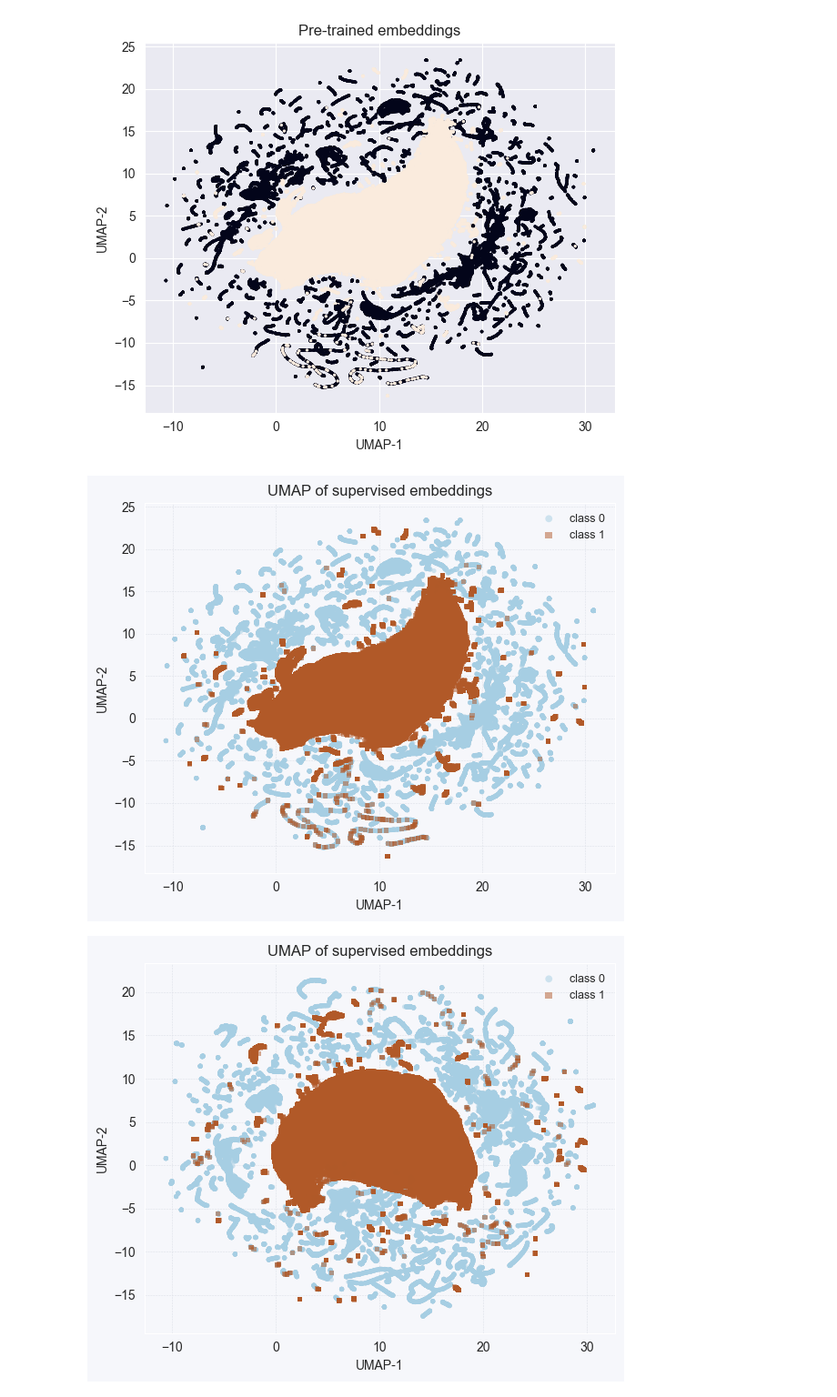
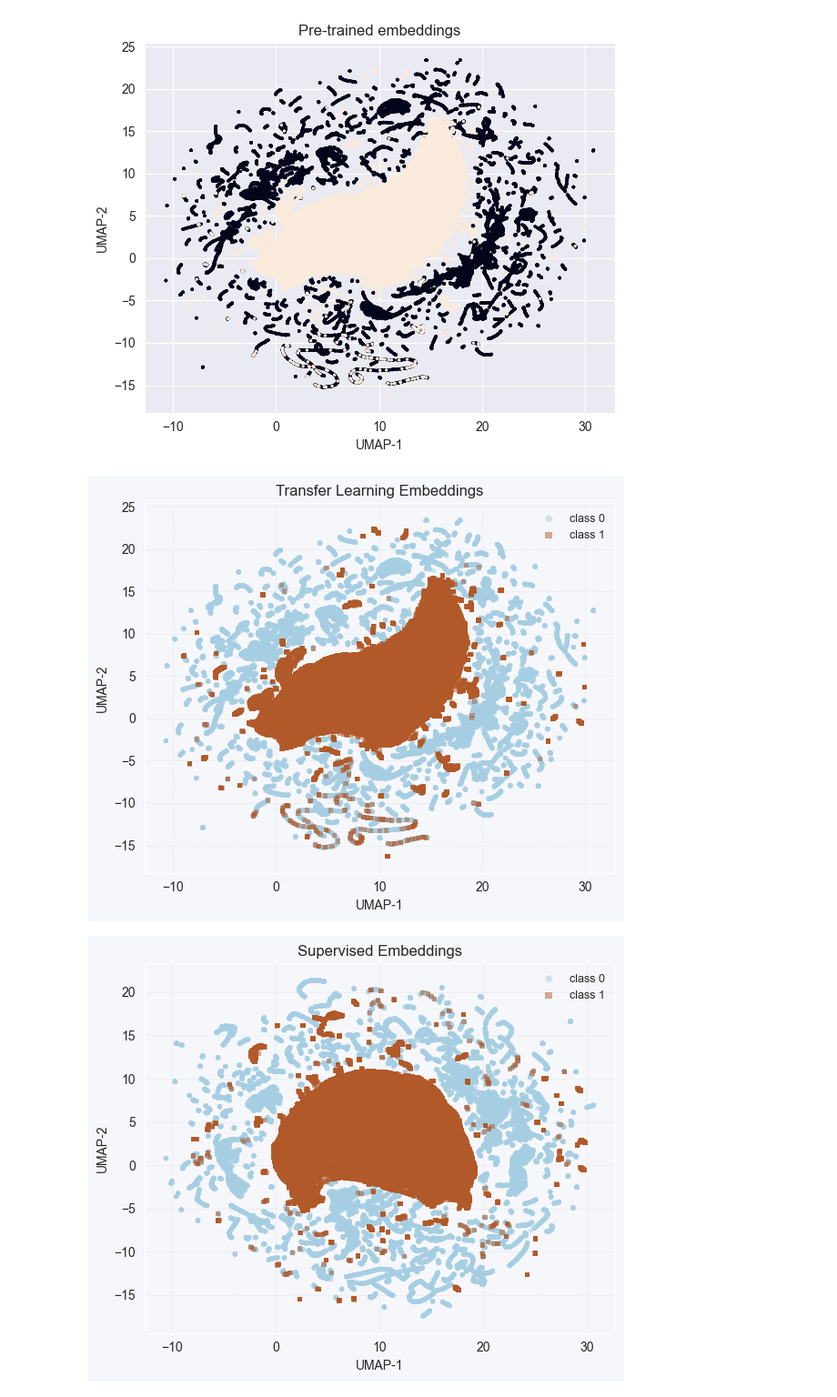
Before and after one commit to liamti5/Graph-Inverse-Reinforcement-Learning-for-MEV-Detection-on-Ethereum, a Jupyter notebook: notebooks/2.04-pca-dgi-embeddings.ipynb, the cells around one changed output. Shown at 91% size. Saved outputs shown, nothing was run; the diff lists cells and outputs as text; code cells hidden in the pictures.

```diff
--- a/notebooks/2.04-pca-dgi-embeddings.ipynb
+++ b/notebooks/2.04-pca-dgi-embeddings.ipynb
@@ -169,7 +135,7 @@ Falling back to random initialisation!
   warn(
 [figure]
 # %%
-def prettifier(X_umap, y):
+def prettifier(X_umap, y, title):
     import matplotlib.pyplot as plt
     import numpy as np
     from matplotlib import cm  # colour maps
@@ -178,7 +144,7 @@ def prettifier(X_umap, y):
     alpha = 0.5
     background = "#F6F7FB"
     grid_color = "#DDE1E8"
-    palette_name = "Pai"
+    palette_name = "Paired"
 
     labels = np.unique(y)
     palette = cm.get_cmap(palette_name, len(labels))(range(len(labels)))
@@ -204,15 +170,15 @@ def prettifier(X_umap, y):
 
     ax.set_xlabel("UMAP-1")
     ax.set_ylabel("UMAP-2")
-    ax.set_title("UMAP of supervised embeddings")
+    ax.set_title(title)
     ax.legend(frameon=False, fontsize=9, markerscale=1.5, loc="upper right")
     plt.tight_layout()
     plt.show()
 # %%
-prettifier(X_umap_pre_trained, y_pre_trained)
+prettifier(X_umap_pre_trained, y_pre_trained, "Transfer Learning Embeddings")
 # %% [output]
-[figure, old version]
+[figure, new version]
 # %%
-prettifier(X_umap_sup, y_sup)
+prettifier(X_umap_sup, y_sup, "Supervised Embeddings")
 # %% [output]
-[figure, old version]
+[figure, new version]
```
Also changed, not shown: parts of 7 cells of this notebook.
